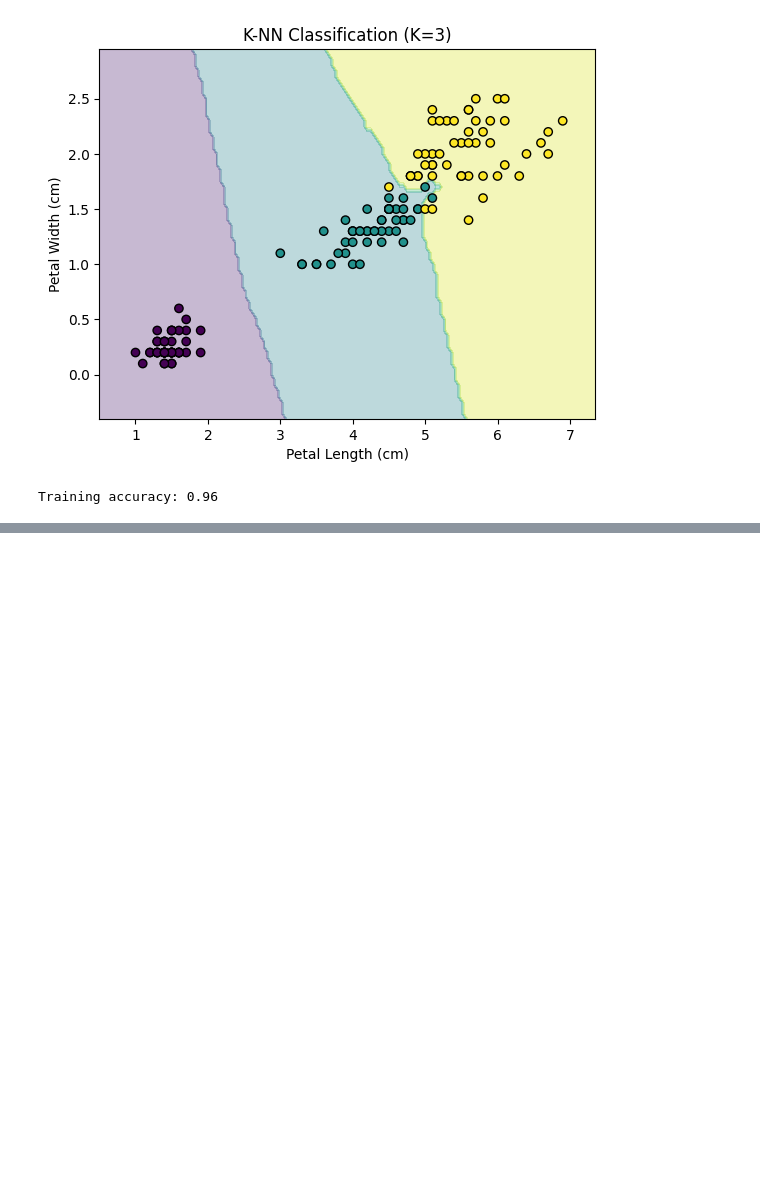
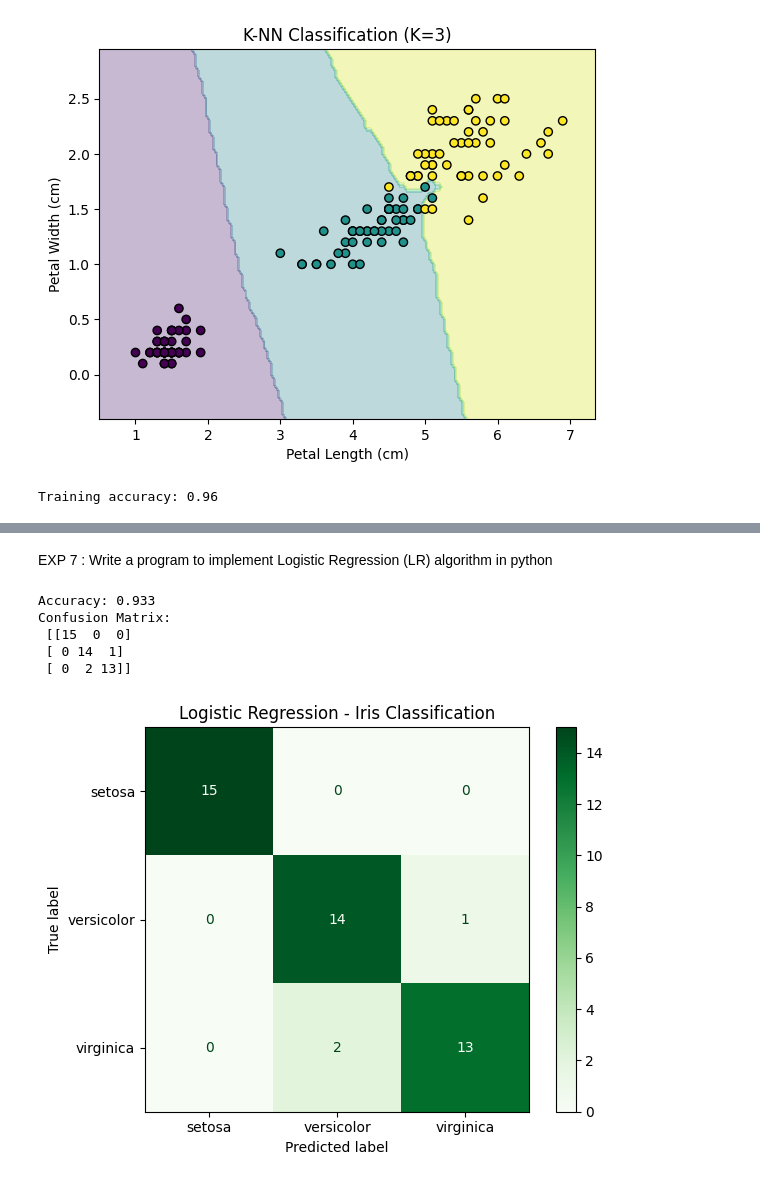
Before and after one commit to thrka33/ITA0604-ML, a Jupyter notebook: ML_lab.ipynb, the cells around one changed output, grey strips where cells are left out. Saved outputs shown, nothing was run; the diff lists cells and outputs as text; code cells hidden in the pictures; blank space fills up the shorter version.

```diff
--- a/ML_lab.ipynb
+++ b/ML_lab.ipynb
@@ -162,0 +216,57 @@ Training accuracy: 0.96
+# %% [markdown]
+EXP 7 : Write a program to implement Logistic Regression (LR) algorithm in python
+# %%
+from sklearn.datasets import load_iris
+from sklearn.linear_model import LogisticRegression
+from sklearn.model_selection import train_test_split
+from sklearn.metrics import accuracy_score, confusion_matrix, ConfusionMatrixDisplay
+import matplotlib.pyplot as plt
+
+# Load Iris dataset
+
+data = load_iris()
+X = data.data
+y = data.target
+
+# Split dataset into training and testing sets
+
+X_train, X_test, y_train, y_test = train_test_split(
+X, y, test_size=0.3, random_state=42, stratify=y
+)
+
+# Train Logistic Regression model
+
+model = LogisticRegression(max_iter=500)
+model.fit(X_train, y_train)
+
+# Predict flower species
+
+y_pred = model.predict(X_test)
+
+# Display accuracy
+
+accuracy = accuracy_score(y_test, y_pred)
+print("Accuracy:", round(accuracy, 3))
+
+# Display confusion matrix
+
+cm = confusion_matrix(y_test, y_pred)
+print("Confusion Matrix:\n", cm)
+
+# Visualize the confusion matrix
+
+disp = ConfusionMatrixDisplay(
+confusion_matrix=cm,
+display_labels=data.target_names
+)
+disp.plot(cmap="Greens", values_format="d")
+plt.title("Logistic Regression - Iris Classification")
+plt.tight_layout()
+plt.show()
+# %% [output]
+Accuracy: 0.933
+Confusion Matrix:
+ [[15  0  0]
+ [ 0 14  1]
+ [ 0  2 13]]
+[figure, added]
```
Also changed, not shown: parts of 8 cells of this notebook.
